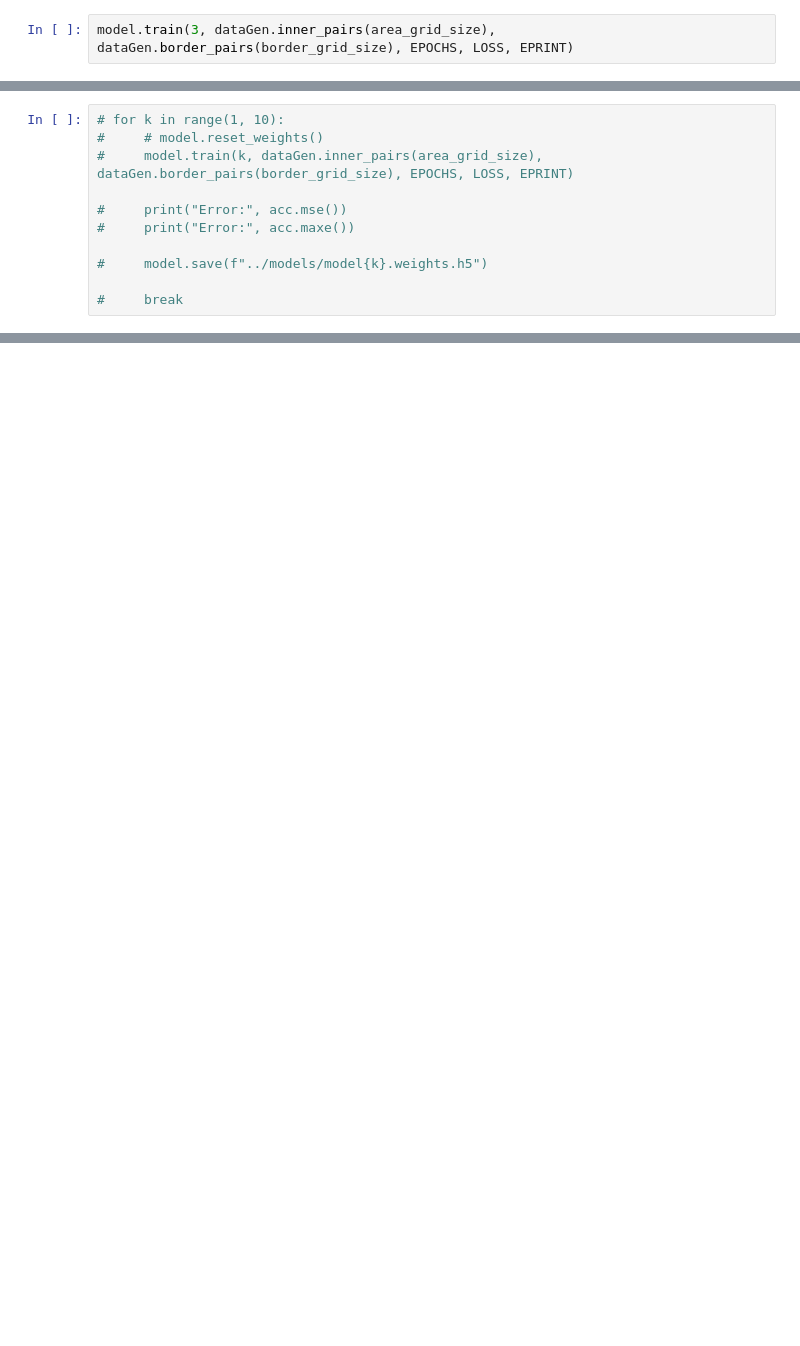
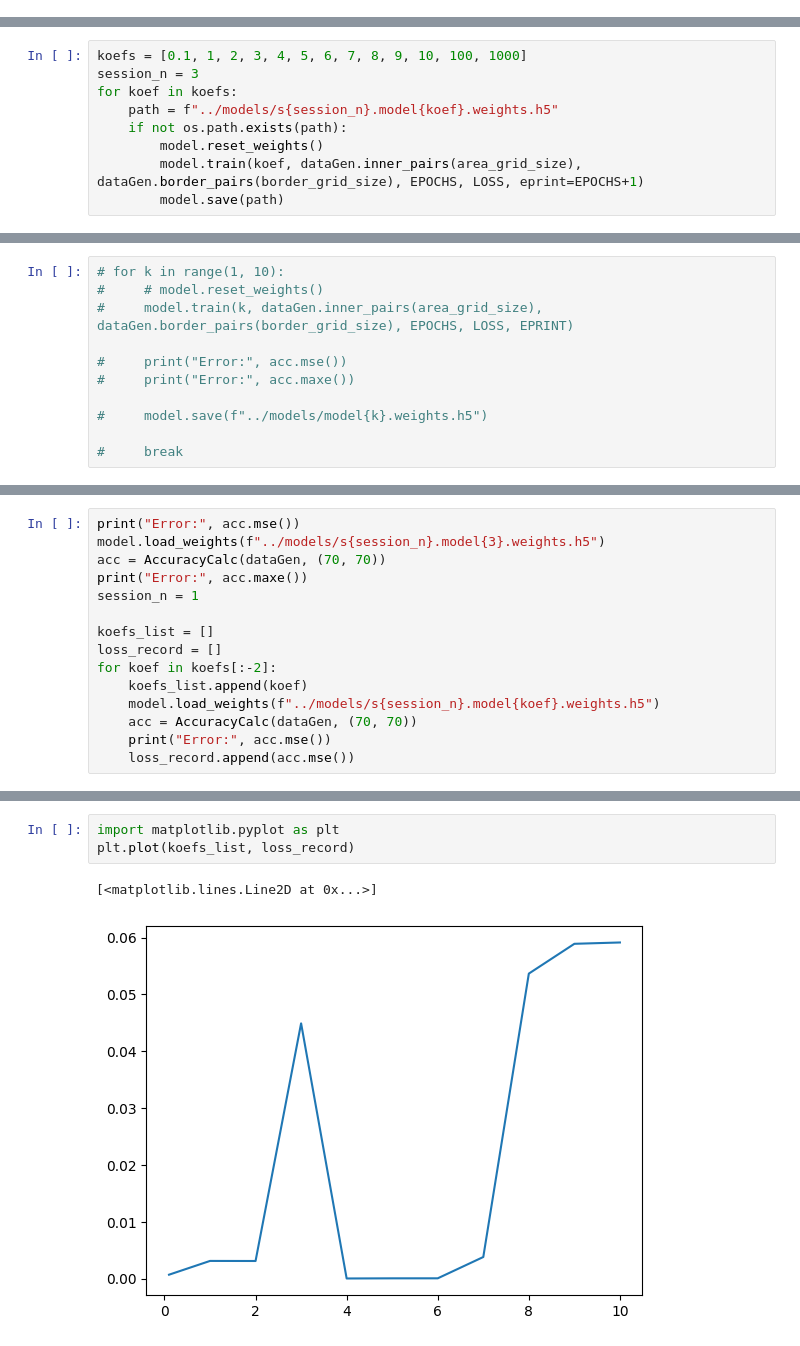
Before and after one commit to C0c0n4t/PINN_Poisson, a Jupyter notebook: src/check.ipynb, the cells around one changed output, grey strips where cells are left out. Drawn from its saved outputs; the diff is of its cells as text; blank space fills up the shorter version.

Commit message:
Diff koef trainning

```diff
--- a/src/check.ipynb
+++ b/src/check.ipynb
@@ -76,5 +59,3 @@ Model: "sequential"
  Total params: 4,353 (17.00 KB)
  Trainable params: 4,353 (17.00 KB)
  Non-trainable params: 0 (0.00 B)
-# %%
-model.train(3, dataGen.inner_pairs(area_grid_size), dataGen.border_pairs(border_grid_size), EPOCHS, LOSS, EPRINT)
@@ -98,0 +62,9 @@ epoch: 14000 loss: 9.5431642e-05
+# %%
+koefs = [0.1, 1, 2, 3, 4, 5, 6, 7, 8, 9, 10, 100, 1000]
+session_n = 3
+for koef in koefs:
+    path = f"../models/s{session_n}.model{koef}.weights.h5"
+    if not os.path.exists(path):
+        model.reset_weights()
+        model.train(koef, dataGen.inner_pairs(area_grid_size), dataGen.border_pairs(border_grid_size), EPOCHS, LOSS, eprint=EPOCHS+1)
+        model.save(path)
@@ -128,0 +103,15 @@ Error: 0.007768718525767326
+# %%
+print("Error:", acc.mse())
+model.load_weights(f"../models/s{session_n}.model{3}.weights.h5")
+acc = AccuracyCalc(dataGen, (70, 70))
+print("Error:", acc.maxe())
+session_n = 1
+
+koefs_list = []
+loss_record = []
+for koef in koefs[:-2]:
+    koefs_list.append(koef)
+    model.load_weights(f"../models/s{session_n}.model{koef}.weights.h5")
+    acc = AccuracyCalc(dataGen, (70, 70))
+    print("Error:", acc.mse())
+    loss_record.append(acc.mse())
@@ -129,3 +136,9 @@ Error: 0.007768718525767326
+# %%
+import matplotlib.pyplot as plt
+plt.plot(koefs_list, loss_record)
+# %% [output]
+[<matplotlib.lines.Line2D at 0x...>]
+[figure, added]
 # %%
 plotter.plot2d_contour(color_map="gnuplot2")
 # %% [output]
```
Also changed, not shown: parts of 8 cells of this notebook.
